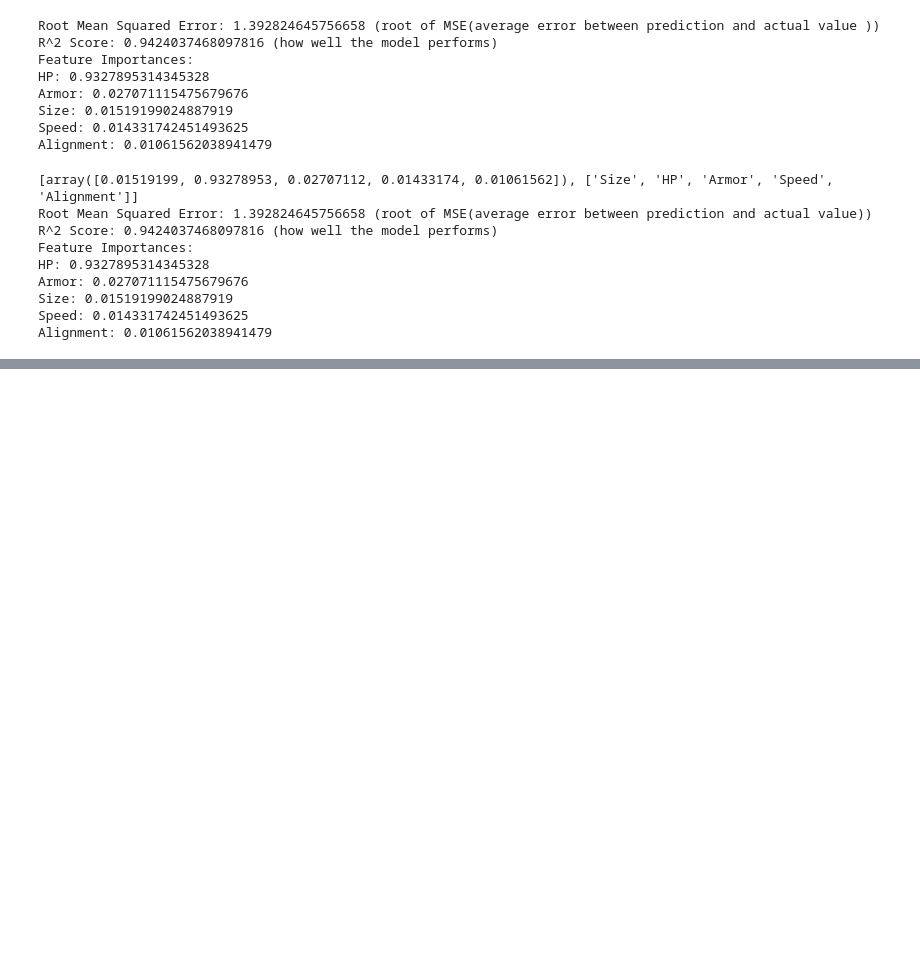
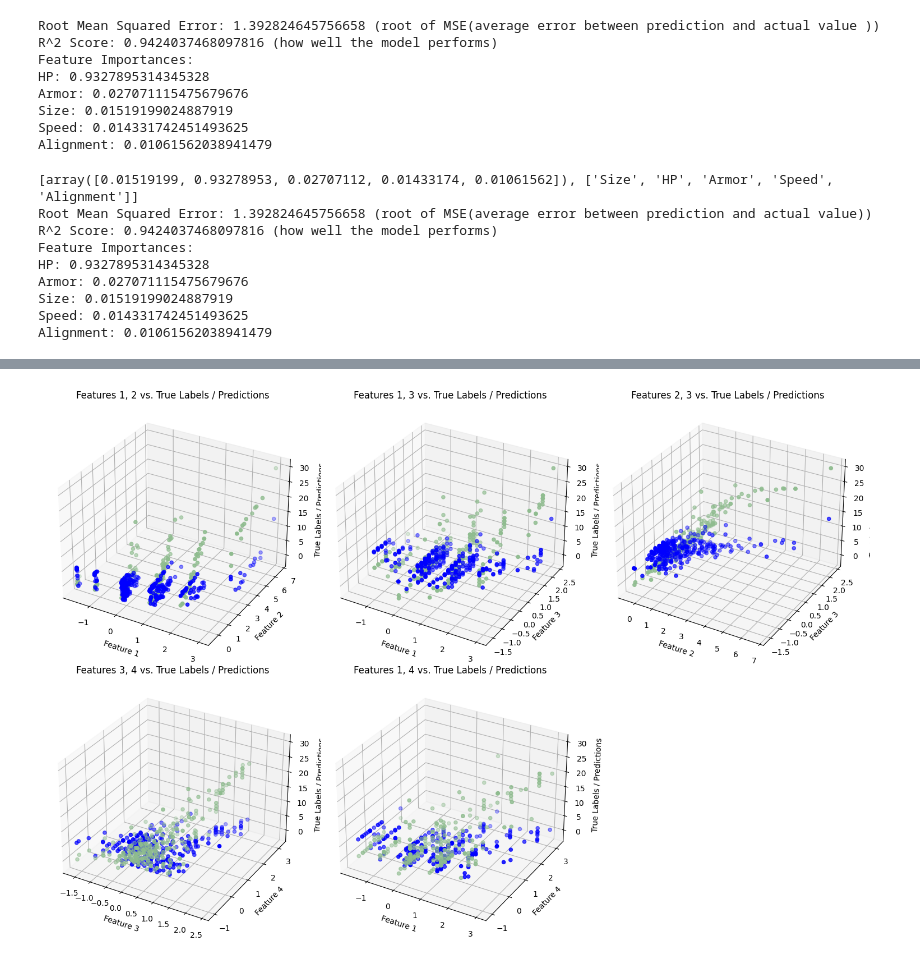
Before and after one commit to Dorffasaurus/supreme-dollop, a Jupyter notebook: Project.ipynb, the cells around one changed output, grey strips where cells are left out. Cells and saved outputs as stored; diff of their text form; code cells hidden in the pictures; blank space fills up the shorter version.

```diff
--- a/Project.ipynb
+++ b/Project.ipynb
@@ -408,0 +439,70 @@ plt.show()
+# %%
+import matplotlib.pyplot as plt
+import numpy as np
+from mpl_toolkits.mplot3d import Axes3D
+
+#The graph below is a testament to mans hubris. It is a 3D graph of the features 1, 2, and 3 vs. the true labels and predictions.
+#The next step is to use AR to visualize these graphs on a 3D plane in real time.
+
+X = np.array(X)
+y_true = np.array(y)
+
+#Pull out the coefficients and intercept
+coefficients = model.coef_
+intercept = model.intercept_
+
+# Calculate the predicted values
+predictions = np.dot(X, coefficients) + intercept
+
+# Plotting
+fig = plt.figure(figsize=(15, 10))
+
+# Visualize features 1, 2, and 3
+ax1 = fig.add_subplot(231, projection='3d')
+ax1.scatter(X[:, 0], X[:, 1], y_true, c='darkseagreen', label='True Labels')
+ax1.scatter(X[:, 0], X[:, 1], predictions, c='blue', label='Predictions')
+ax1.set_xlabel('Feature 1')
+ax1.set_ylabel('Feature 2')
+ax1.set_zlabel('True Labels / Predictions')
+ax1.set_title('Features 1, 2 vs. True Labels / Predictions')
+
+# Visualize features 1, 3, and 4
+ax2 = fig.add_subplot(232, projection='3d')
+ax2.scatter(X[:, 0], X[:, 2], y_true, c='darkseagreen', label='True Labels')
+ax2.scatter(X[:, 0], X[:, 2], predictions, c='blue', label='Predictions')
+ax2.set_xlabel('Feature 1')
+ax2.set_ylabel('Feature 3')
+ax2.set_zlabel('True Labels / Predictions')
+ax2.set_title('Features 1, 3 vs. True Labels / Predictions')
+
+# Visualize features 2, 3, and 5
+ax3 = fig.add_subplot(233, projection='3d')
+ax3.scatter(X[:, 1], X[:, 2], y_true, c='darkseagreen', label='True Labels')
+ax3.scatter(X[:, 1], X[:, 2], predictions, c='blue', label='Predictions')
+ax3.set_xlabel('Feature 2')
+ax3.set_ylabel('Feature 3')
+ax3.set_zlabel('True Labels / Predictions')
+ax3.set_title('Features 2, 3 vs. True Labels / Predictions')
+
+# Visualize features 3, 4, and 5
+ax4 = fig.add_subplot(234, projection='3d')
+ax4.scatter(X[:, 2], X[:, 3], y_true, c='darkseagreen', label='True Labels')
+ax4.scatter(X[:, 2], X[:, 3], predictions, c='blue', label='Predictions')
+ax4.set_xlabel('Feature 3')
+ax4.set_ylabel('Feature 4')
+ax4.set_zlabel('True Labels / Predictions')
+ax4.set_title('Features 3, 4 vs. True Labels / Predictions')
+
+# Visualize features 1, 2, and 4
+ax5 = fig.add_subplot(235, projection='3d')
+ax5.scatter(X[:, 0], X[:, 3], y_true, c='darkseagreen', label='True Labels')
+ax5.scatter(X[:, 0], X[:, 3], predictions, c='blue', label='Predictions')
+ax5.set_xlabel('Feature 1')
+ax5.set_ylabel('Feature 4')
+ax5.set_zlabel('True Labels / Predictions')
+ax5.set_title('Features 1, 4 vs. True Labels / Predictions')
+
+plt.tight_layout()
+plt.show()
+# %% [output]
+[figure, added]
```
Also changed, not shown: parts of 8 cells of this notebook.
